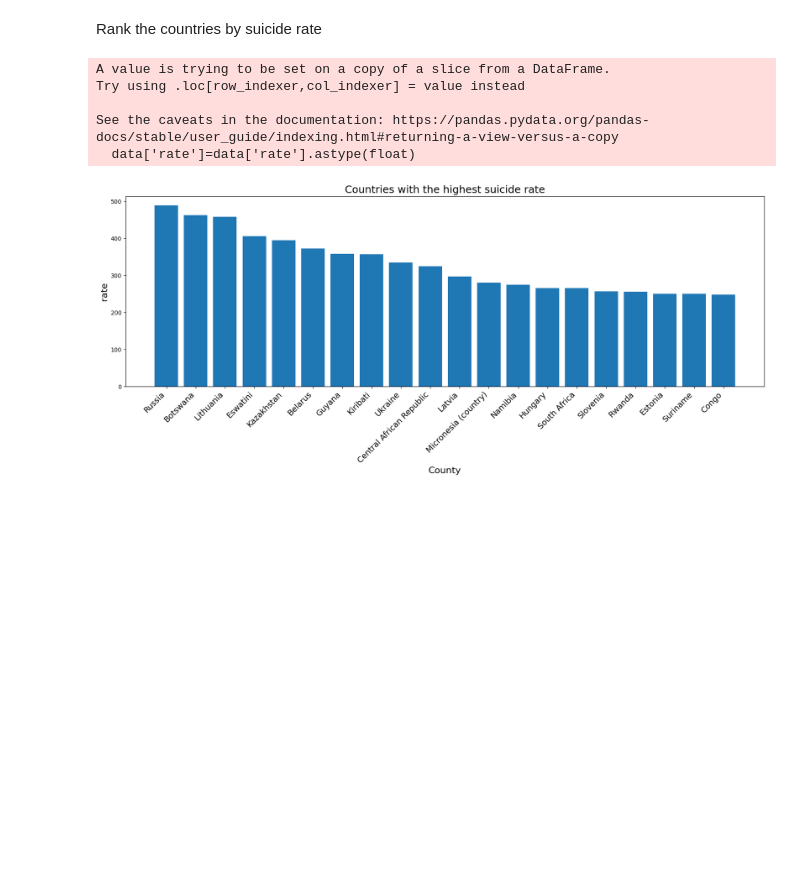
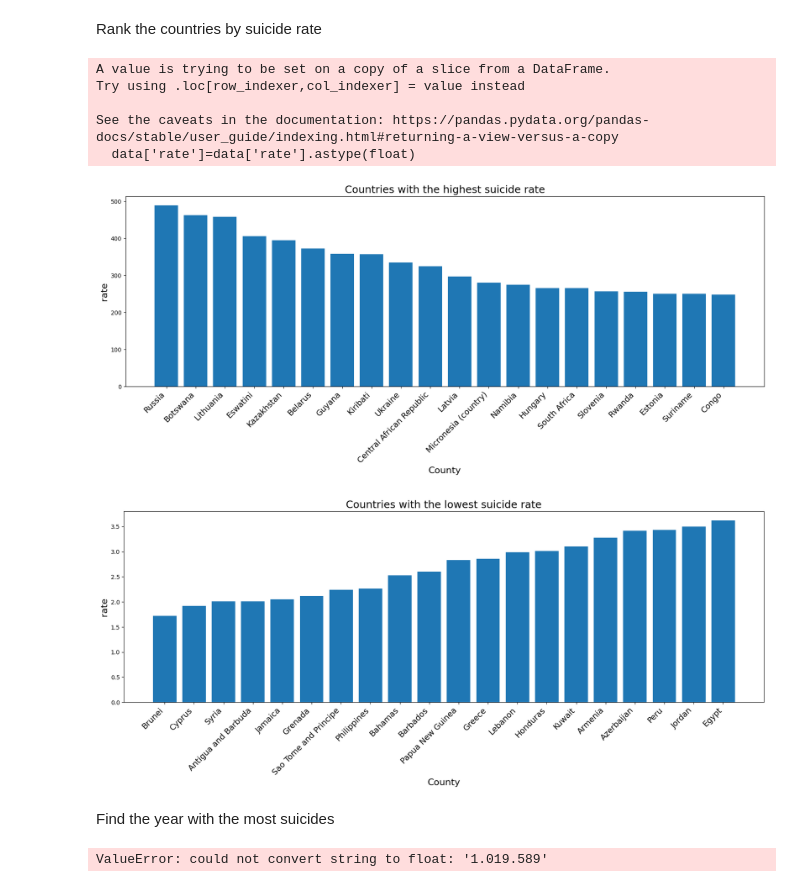
Before and after one commit to godoistvan/bevadat, a Jupyter notebook: suicidedata.ipynb, the cells around one changed output. Drawn from its saved outputs; the diff is of its cells as text; code cells hidden in the pictures; blank space fills up the shorter version.

Commit message:
Added ranking by years

```diff
--- a/suicidedata.ipynb
+++ b/suicidedata.ipynb
@@ -32,31 +32,53 @@ Rank the countries by suicide rate
 data0.columns=['Entity','code','Year','rate']
 data0=data0[data0['Year']==2000]
 data0=data0.dropna()
 data=data0[['code','rate','Entity']]
 data['rate']=data['rate'].astype(float)
 data2=data.sort_values('rate',ascending=False)
 datatop=data2[0:20]
 plt.figure(figsize=(20,6))
 plt.bar(datatop['Entity'], datatop['rate'])
 plt.xlabel('County', fontsize=16)
 plt.ylabel('rate', fontsize=16)
 plt.xticks(rotation=45, ha='right', fontsize=14)
 plt.title('Countries with the highest suicide rate', fontsize=18)
 plt.show()
 #The lowest suicide rate
 data2=data.sort_values('rate',ascending=True)
 datatop=data2[0:20]
 plt.figure(figsize=(20,6))
 plt.bar(datatop['Entity'], datatop['rate'])
 plt.xlabel('County', fontsize=16)
 plt.ylabel('rate', fontsize=16)
 plt.xticks(rotation=45, ha='right', fontsize=14)
-plt.title('Countries with the highest suicide rate', fontsize=18)
+plt.title('Countries with the lowest suicide rate', fontsize=18)
 plt.show()
 # %% [output]
 A value is trying to be set on a copy of a slice from a DataFrame.
 Try using .loc[row_indexer,col_indexer] = value instead
 
 See the caveats in the documentation: https://pandas.pydata.org/pandas-docs/stable/user_guide/indexing.html#returning-a-view-versus-a-copy
   data['rate']=data['rate'].astype(float)
 [figure]
+[figure, added]
+# %% [markdown]
+Find the year with the most suicides
+# %%
+data=pd.read_csv('death-rate-from-suicides-gho new.csv')
+data0=data0.dropna()
+data.columns=['Entity','code','Year','rate']
+data['rate']=data['rate'].astype(float)
+yearly_suicides = data.groupby('Year')['rate'].sum()
+
+yearly_suicides_sorted = yearly_suicides.sort_values(ascending=False)
+
+plt.figure(figsize=(10, 6))
+yearly_suicides_sorted.plot(kind='bar', color='skyblue')
+plt.title('Legtöbb öngyilkosság év szerint')
+plt.xlabel('Év')
+plt.ylabel('Öngyilkosságok száma')
+plt.xticks(rotation=45)
+plt.tight_layout()
+plt.show()
+# %% [output]
+ValueError: could not convert string to float: '1.019.589'
```
